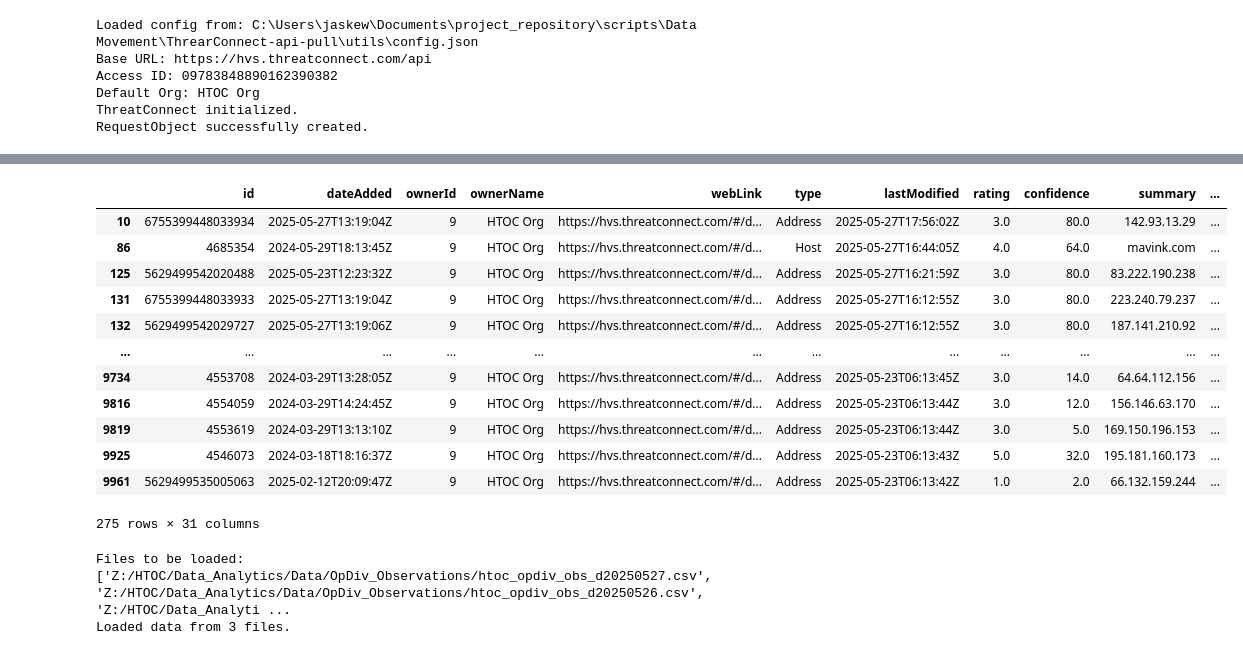
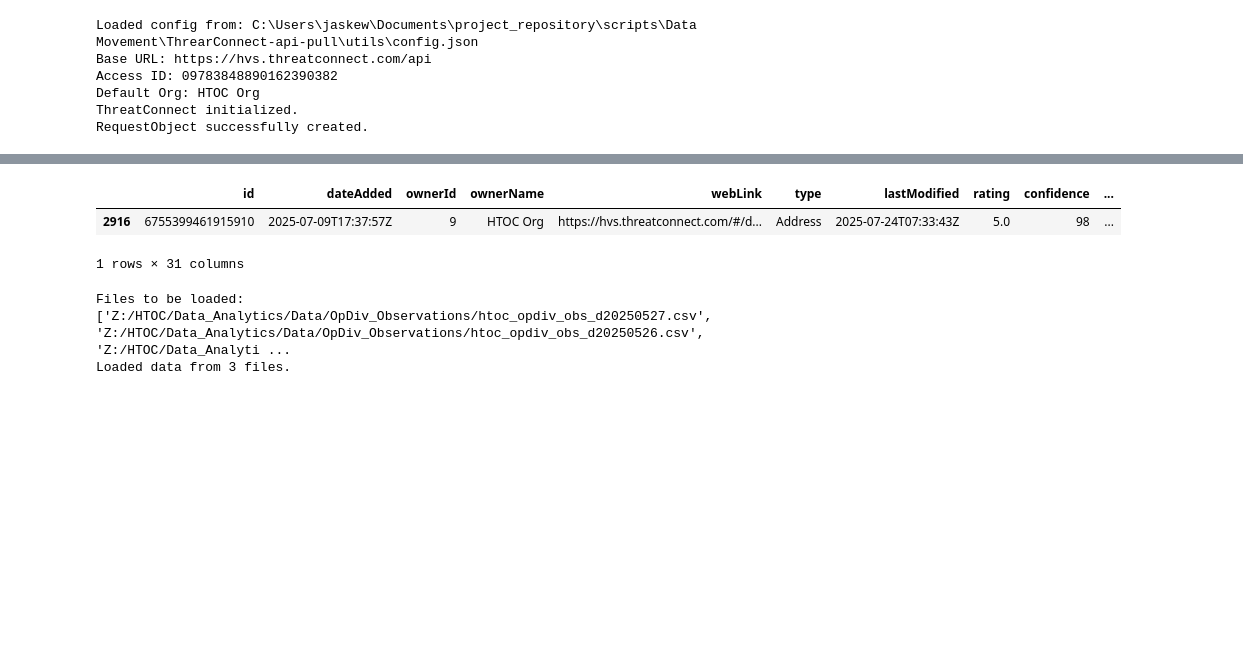
Before and after one commit to jaytlinaskew-OIS/HTOC, a Jupyter notebook: notebooks/I&W Reporting/I&W_Document_Generator.ipynb, the cells around one changed output, grey strips where cells are left out. Saved outputs shown, nothing was run; the diff lists cells and outputs as text; code cells hidden in the pictures; blank space fills up the shorter version.

```diff
--- a/notebooks/I&W Reporting/I&W_Document_Generator.ipynb
+++ b/notebooks/I&W Reporting/I&W_Document_Generator.ipynb
@@ -96,7 +96,7 @@ for owner in list_of_owners:
 
         ro.set_http_method('GET')
         ro.set_request_uri(
-            f'/v3/indicators?tql={tql_encoded}&fields=tags,observations&resultStart=0&resultLimit=10000'
+            f'/v3/indicators?tql={tql_encoded}&fields=tags,observations,associatedGroups&resultStart=0&resultLimit=10000'
         )
 
          # Send the request
@@ -139,19 +208,9 @@ Retrieved 275 unique observed indicators.
 # %%
-observed_src
+observed_src[observed_src['summary'] == '45.152.180.244']
 # %% [output]
-|  | id | dateAdded | ownerId | ownerName | webLink | type | lastModified | rating | confidence | summary | ... |
-| 10 | 6755399448033934 | 2025-05-27T13:19:04Z | 9 | HTOC Org | https://hvs.threatconnect.com/#/d... | Address | 2025-05-27T17:56:02Z | 3.0 | 80.0 | 142.93.13.29 | ... |
-| 86 | 4685354 | 2024-05-29T18:13:45Z | 9 | HTOC Org | https://hvs.threatconnect.com/#/d... | Host | 2025-05-27T16:44:05Z | 4.0 | 64.0 | mavink.com | ... |
-| 125 | 5629499542020488 | 2025-05-23T12:23:32Z | 9 | HTOC Org | https://hvs.threatconnect.com/#/d... | Address | 2025-05-27T16:21:59Z | 3.0 | 80.0 | 83.222.190.238 | ... |
-| 131 | 6755399448033933 | 2025-05-27T13:19:04Z | 9 | HTOC Org | https://hvs.threatconnect.com/#/d... | Address | 2025-05-27T16:12:55Z | 3.0 | 80.0 | 223.240.79.237 | ... |
-| 132 | 5629499542029727 | 2025-05-27T13:19:06Z | 9 | HTOC Org | https://hvs.threatconnect.com/#/d... | Address | 2025-05-27T16:12:55Z | 3.0 | 80.0 | 187.141.210.92 | ... |
-| ... | ... | ... | ... | ... | ... | ... | ... | ... | ... | ... | ... |
-| 9734 | 4553708 | 2024-03-29T13:28:05Z | 9 | HTOC Org | https://hvs.threatconnect.com/#/d... | Address | 2025-05-23T06:13:45Z | 3.0 | 14.0 | 64.64.112.156 | ... |
-| 9816 | 4554059 | 2024-03-29T14:24:45Z | 9 | HTOC Org | https://hvs.threatconnect.com/#/d... | Address | 2025-05-23T06:13:44Z | 3.0 | 12.0 | 156.146.63.170 | ... |
-| 9819 | 4553619 | 2024-03-29T13:13:10Z | 9 | HTOC Org | https://hvs.threatconnect.com/#/d... | Address | 2025-05-23T06:13:44Z | 3.0 | 5.0 | 169.150.196.153 | ... |
-| 9925 | 4546073 | 2024-03-18T18:16:37Z | 9 | HTOC Org | https://hvs.threatconnect.com/#/d... | Address | 2025-05-23T06:13:43Z | 5.0 | 32.0 | 195.181.160.173 | ... |
-| 9961 | 5629499535005063 | 2025-02-12T20:09:47Z | 9 | HTOC Org | https://hvs.threatconnect.com/#/d... | Address | 2025-05-23T06:13:42Z | 1.0 | 2.0 | 66.132.159.244 | ... |
+|  | id | dateAdded | ownerId | ownerName | webLink | type | lastModified | rating | confidence | ... |
+| 2916 | 6755399461915910 | 2025-07-09T17:37:57Z | 9 | HTOC Org | https://hvs.threatconnect.com/#/d... | Address | 2025-07-24T07:33:43Z | 5.0 | 98 | ... |
-275 rows × 31 columns
+1 rows × 31 columns
 # %%
 import os
 import pandas as pd
```
Also changed, not shown: parts of 3 cells of this notebook, 8 other files.
